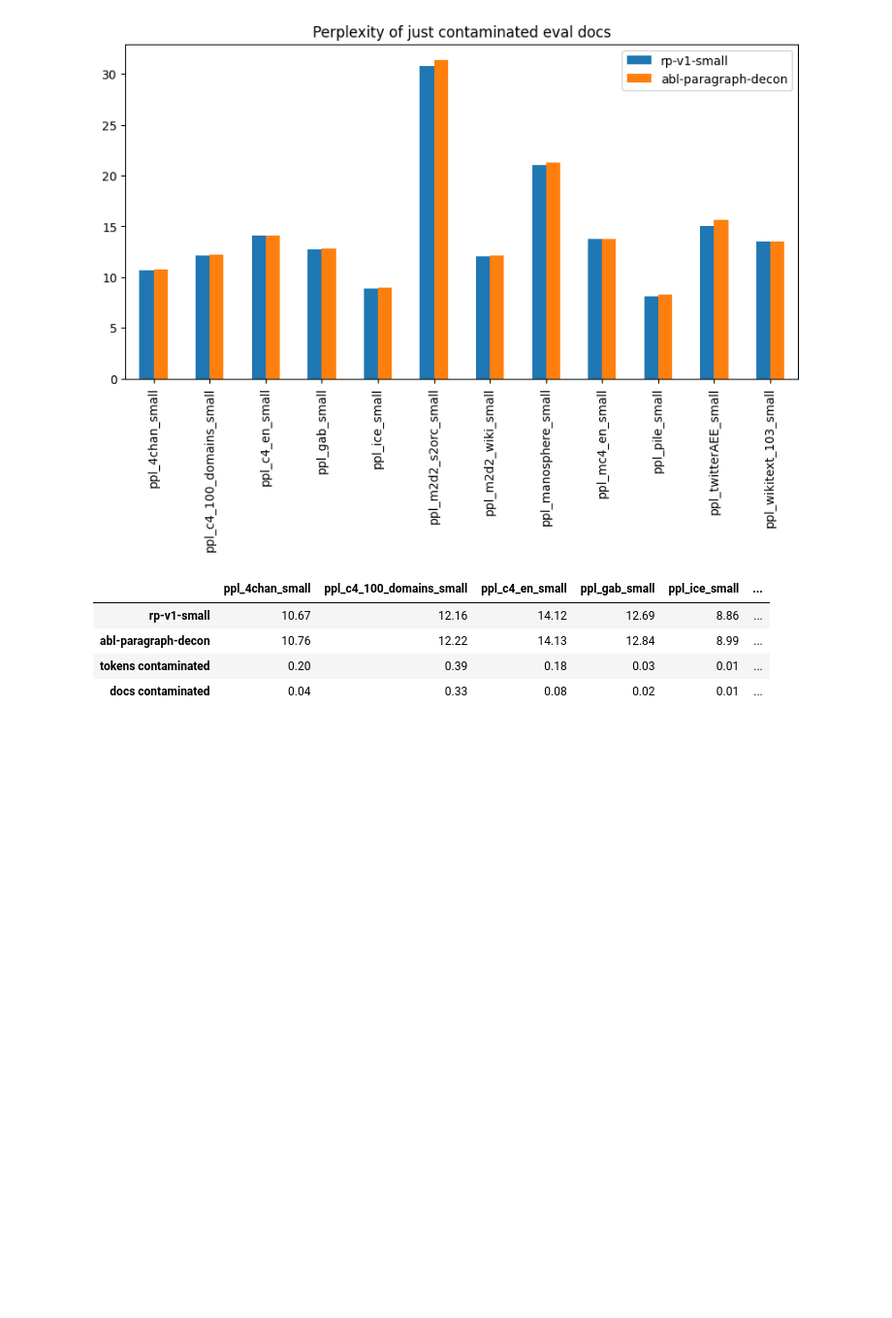
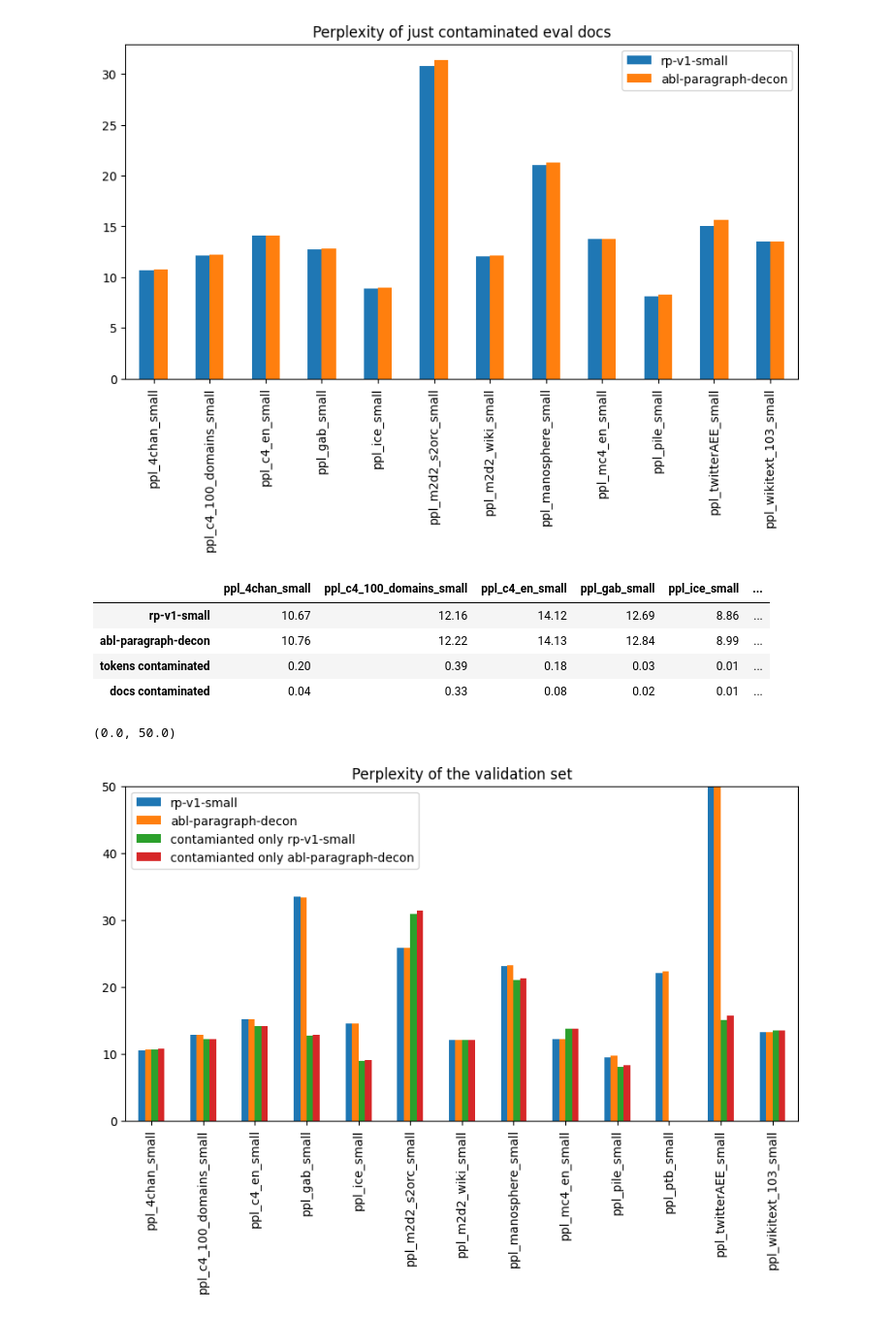
Before and after one commit to allenai/catwalk, a Jupyter notebook: scripts/visualization/ppl_contam.ipynb, the cells around one changed output. Shown at 97% size. Cells and saved outputs as stored; diff of their text form; code cells hidden in the pictures; blank space fills up the shorter version.

```diff
--- a/scripts/visualization/ppl_contam.ipynb
+++ b/scripts/visualization/ppl_contam.ipynb
@@ -132,3 +136,15 @@ df_all
 | abl-paragraph-decon | 10.76 | 12.22 | 14.13 | 12.84 | 8.99 | ... |
 | tokens contaminated | 0.20 | 0.39 | 0.18 | 0.03 | 0.01 | ... |
 | docs contaminated | 0.04 | 0.33 | 0.08 | 0.02 | 0.01 | ... |
+# %%
+df_contam_eval.index = "contamianted only " + df_contam_eval.index
+df_contrast = pd.concat([df_eval, df_contam_eval])
+# chart
+df_contrast.T.plot.bar(figsize=(10, 5), title="Perplexity of the validation set")
+
+# clip the y-axis to make the differences more visible
+import matplotlib.pyplot as plt
+plt.ylim(0, 50)
+# %% [output]
+(0.0, 50.0)
+[figure, added]
```
Also changed, not shown: parts of 1 cell of this notebook.
